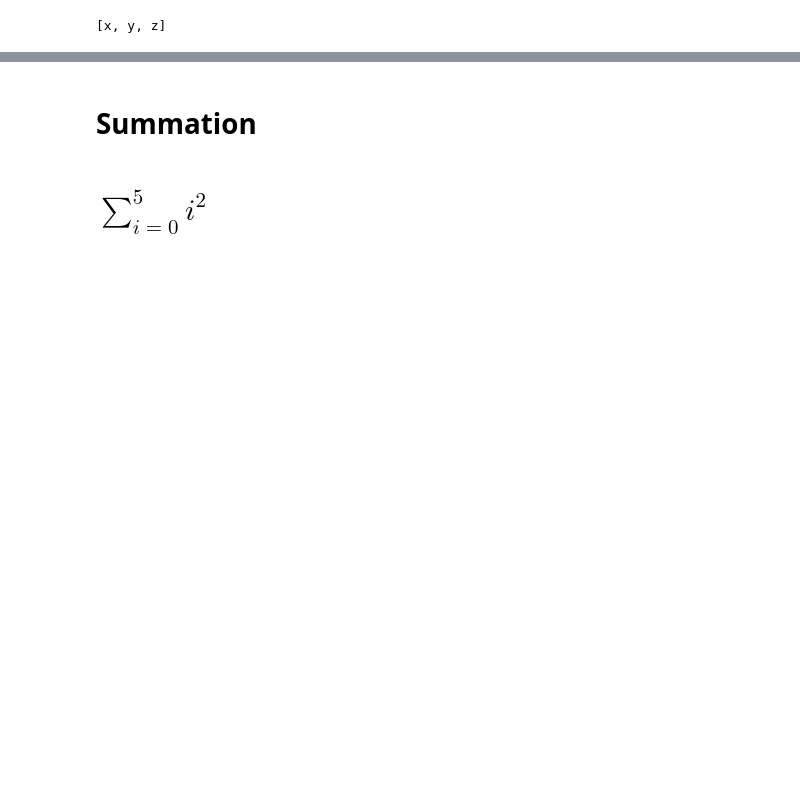
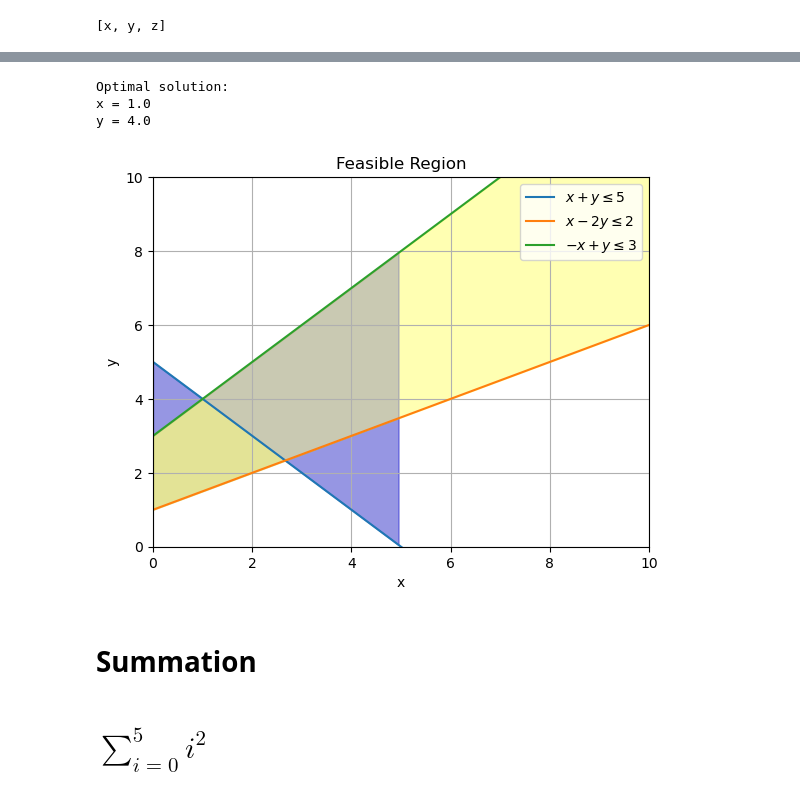
Before and after one commit to lotlouischoitslab/Computational_Transportation_Science, a Jupyter notebook: 00Transportation_Intro/01Louis_Python_Notes.ipynb, the cells around one changed output, grey strips where cells are left out. Drawn from its saved outputs; the diff is of its cells as text; code cells hidden in the pictures; blank space fills up the shorter version.

```diff
--- a/00Transportation_Intro/01Louis_Python_Notes.ipynb
+++ b/00Transportation_Intro/01Louis_Python_Notes.ipynb
@@ -473,3 +571,65 @@ Eigenvectors are: [[ 0.89442719 -0.70710678]
+# %%
+from scipy.optimize import linprog #Good tool for linear optimization
+
+# Objective function coefficients
+c = [-2, -3] #This is -2x-3y
+
+# Coefficient matrix for inequality constraints
+A = [[1, 1],  #1. x+y <= 5
+     [1, -2], #2. x-2y <=2
+     [-1, 1]] #3. -x+y <= 3
+
+# Right-hand side of inequality constraints
+b = [5, 2, 3] #1, 2, 3
+
+# Bounds on variables
+x_bounds = (0, None) #x >= 0
+y_bounds = (0, None) #y >= 0
+
+# Solve linear optimization problem
+result = linprog(c, A_ub=A, b_ub=b, bounds=[x_bounds, y_bounds])
+
+# Print the optimal solution
+if result.success:
+    print("Optimal solution:")
+    print("x =", result.x[0])
+    print("y =", result.x[1])
+else:
+    print("Optimization failed. Status code:", result.status)
+# %% [output]
+Optimal solution:
+x = 1.0
+y = 4.0
+# %%
+import numpy as np
+import matplotlib.pyplot as plt
+
+# Define the inequalities
+x = np.linspace(0, 10, 100)
+y1 = np.minimum(5 - x, np.inf)
+y2 = np.minimum((2 + x) / 2, np.inf)
+y3 = np.minimum(3 + x, np.inf)
+
+# Plot the feasible region
+plt.plot(x, y1, label=r'$x + y \leq 5$')
+plt.plot(x, y2, label=r'$x - 2y \leq 2$')
+plt.plot(x, y3, label=r'$-x + y \leq 3$')
+
+# Fill the feasible region
+plt.fill_between(x, np.maximum(y1, 0), np.maximum(y2, 0), where=(y1 >= 0) & (y2 >= 0), color='grey', alpha=0.3)
+plt.fill_between(x, np.maximum(y1, 0), np.maximum(y3, 0), where=(y1 >= 0) & (y3 >= 0), color='blue', alpha=0.3)
+plt.fill_between(x, np.maximum(y2, 0), np.maximum(y3, 0), where=(y2 >= 0) & (y3 >= 0), color='yellow', alpha=0.3)
+
+plt.xlim(0, 10)
+plt.ylim(0, 10)
+plt.xlabel('x')
+plt.ylabel('y')
+plt.title('Feasible Region')
+plt.legend()
+plt.grid(True)
+plt.show()
+# %% [output]
+[figure, added]
 # %% [markdown]
 # Summation
 # %% [markdown]
```
Also changed, not shown: parts of 126 cells of this notebook, 1 other file.
